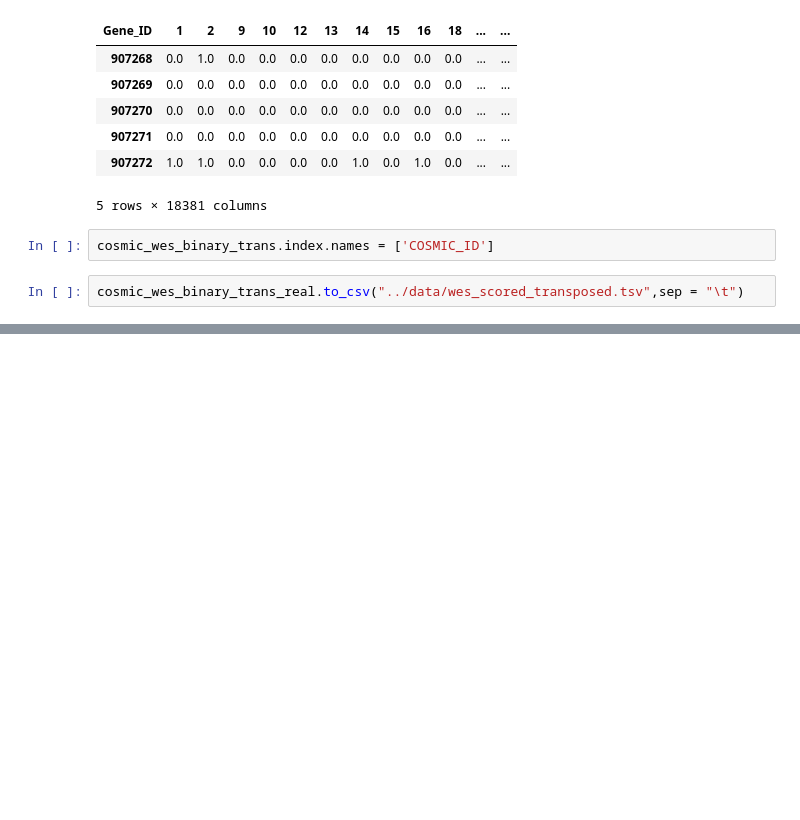
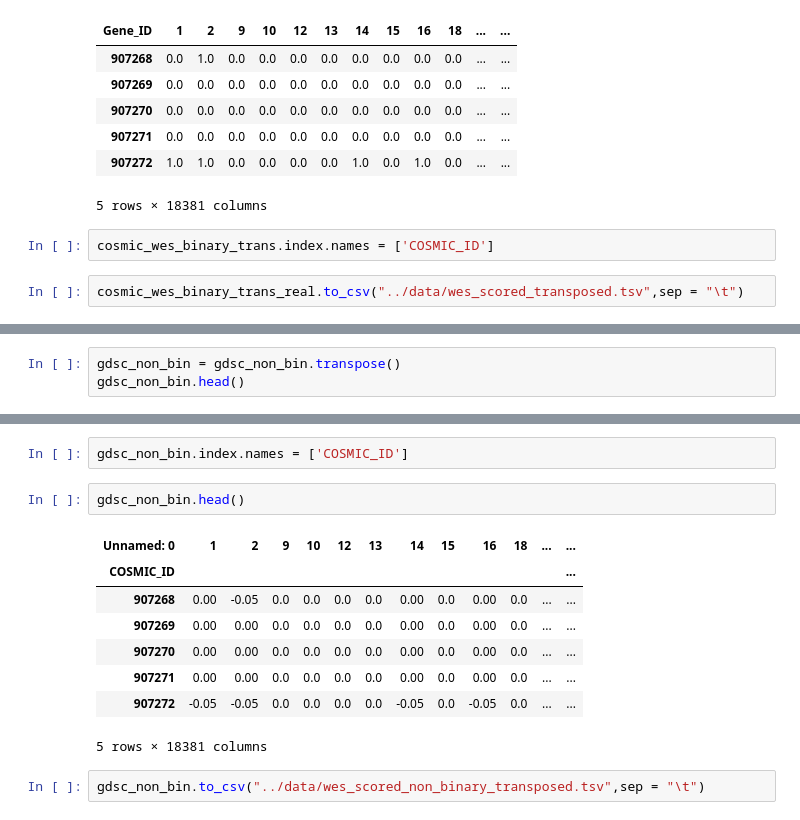
Before and after one commit to esko22/ucb-w210-cap-drug-response, a Jupyter notebook: Variants/mutation_eda.ipynb, the cells around one changed output, grey strips where cells are left out. Cells and saved outputs as stored; diff of their text form; blank space fills up the shorter version.

Commit message:
adding ability to work with non-binary scores, added toy model to work with both

```diff
--- a/Variants/mutation_eda.ipynb
+++ b/Variants/mutation_eda.ipynb
@@ -600,0 +616,3 @@ cosmic_wes_binary_trans_real.to_csv("../data/wes_scored_transposed.tsv",sep = "\
+# %%
+gdsc_non_bin = gdsc_non_bin.transpose()
+gdsc_non_bin.head()
@@ -600,0 +627,15 @@ cosmic_wes_binary_trans_real.to_csv("../data/wes_scored_transposed.tsv",sep = "\
+# %%
+gdsc_non_bin.index.names = ['COSMIC_ID']
+# %%
+gdsc_non_bin.head()
+# %% [output]
+| Unnamed: 0 | 1 | 2 | 9 | 10 | 12 | 13 | 14 | 15 | 16 | 18 | ... | ... |
+| COSMIC_ID |  |  |  |  |  |  |  |  |  |  |  | ... |
+| 907268 | 0.00 | -0.05 | 0.0 | 0.0 | 0.0 | 0.0 | 0.00 | 0.0 | 0.00 | 0.0 | ... | ... |
+| 907269 | 0.00 | 0.00 | 0.0 | 0.0 | 0.0 | 0.0 | 0.00 | 0.0 | 0.00 | 0.0 | ... | ... |
+| 907270 | 0.00 | 0.00 | 0.0 | 0.0 | 0.0 | 0.0 | 0.00 | 0.0 | 0.00 | 0.0 | ... | ... |
+| 907271 | 0.00 | 0.00 | 0.0 | 0.0 | 0.0 | 0.0 | 0.00 | 0.0 | 0.00 | 0.0 | ... | ... |
+| 907272 | -0.05 | -0.05 | 0.0 | 0.0 | 0.0 | 0.0 | -0.05 | 0.0 | -0.05 | 0.0 | ... | ... |
+5 rows × 18381 columns
+# %%
+gdsc_non_bin.to_csv("../data/wes_scored_non_binary_transposed.tsv",sep = "\t")
```
Also changed, not shown: parts of 2 cells of this notebook, 3 other files.
